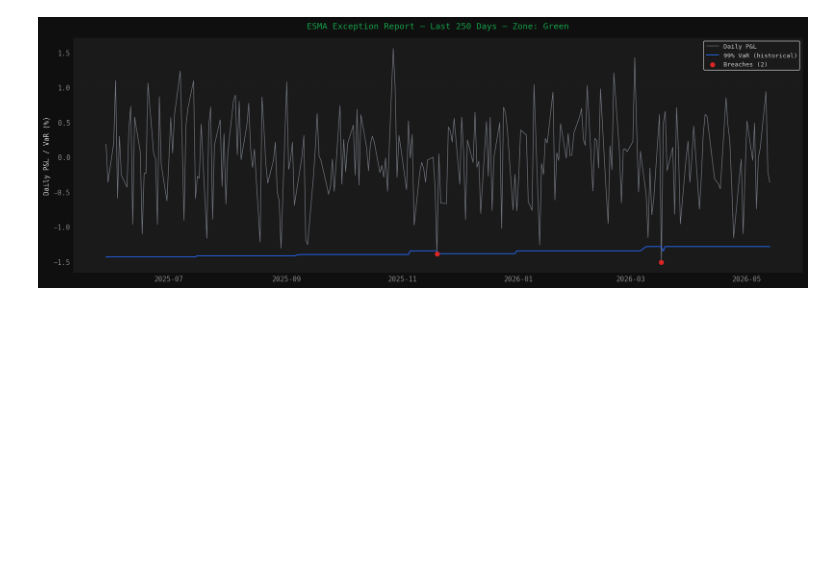
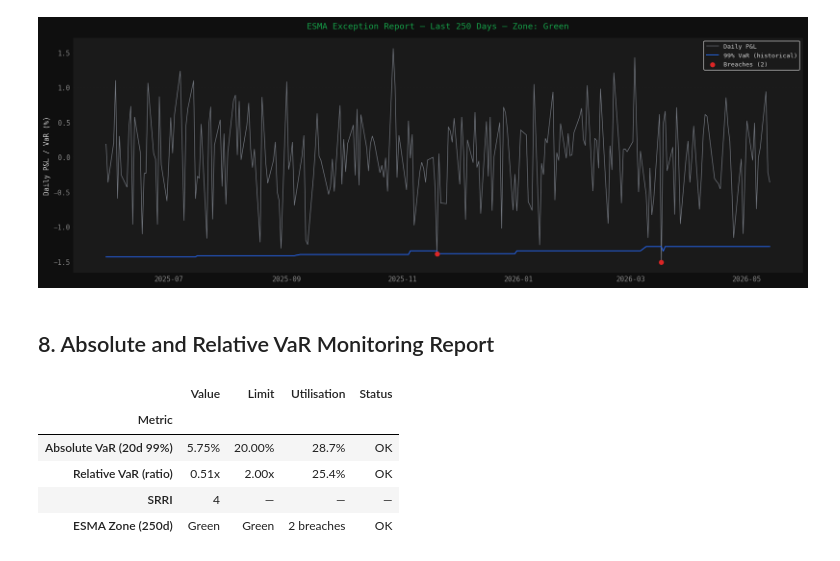
Before and after one commit to mrspatbile/fund-risk-workflow, a Jupyter notebook: notebooks/ucits_balanced.ipynb, the cells around one changed output. Cells and saved outputs as stored; diff of their text form; code cells hidden in the pictures; blank space fills up the shorter version.

```diff
--- a/notebooks/ucits_balanced.ipynb
+++ b/notebooks/ucits_balanced.ipynb
@@ -862,3 +862,37 @@ plt.tight_layout()
 plt.show()
 # %% [output]
 [figure]
+# %% [markdown]
+## 8. Absolute and Relative VaR Monitoring Report
+# %%
+# MRS-44: VaR monitoring report
+from src.risk_utils import var_scale
+
+# --- Absolute VaR ---
+pnl_1y        = pnl[-250:]
+abs_var_1d    = var_historical(pnl_1y, confidence=0.99)
+abs_var_20d   = var_scale(abs_var_1d, horizon=20) * 100  # % NAV
+abs_limit     = 20.0
+abs_util      = abs_var_20d / abs_limit * 100
+
+# --- Relative VaR ---
+rel_var_current = rolling_ratio.iloc[-1] if len(rolling_ratio) > 0 else None
+rel_limit       = 2.0
+rel_util        = rel_var_current / rel_limit * 100
+
+# --- Summary table ---
+summary = pd.DataFrame([
+    {'Metric': 'Absolute VaR (20d 99%)',    'Value': f'{abs_var_20d:.2f}%',       'Limit': '20.00%',  'Utilisation': f'{abs_util:.1f}%',  'Status': 'OK' if abs_var_20d < abs_limit else 'BREACH'},
+    {'Metric': 'Relative VaR (ratio)',       'Value': f'{rel_var_current:.2f}x',   'Limit': '2.00x',   'Utilisation': f'{rel_util:.1f}%',  'Status': 'OK' if rel_var_current < rel_limit else 'BREACH'},
+    {'Metric': 'SRRI',                       'Value': str(srri),                   'Limit': '—',       'Utilisation': '—',                 'Status': '—'},
+    {'Metric': 'ESMA Zone (250d)',            'Value': zone_250,                    'Limit': 'Green',   'Utilisation': f'{n_250} breaches', 'Status': 'OK' if zone_250 == 'Green' else 'REVIEW'},
+])
+summary.set_index('Metric', inplace=True)
+summary
+# %% [output]
+|  | Value | Limit | Utilisation | Status |
+| Metric |  |  |  |  |
+| Absolute VaR (20d 99%) | 5.75% | 20.00% | 28.7% | OK |
+| Relative VaR (ratio) | 0.51x | 2.00x | 25.4% | OK |
+| SRRI | 4 | — | — | — |
+| ESMA Zone (250d) | Green | Green | 2 breaches | OK |
```
Also changed, not shown: parts of 6 cells of this notebook.
